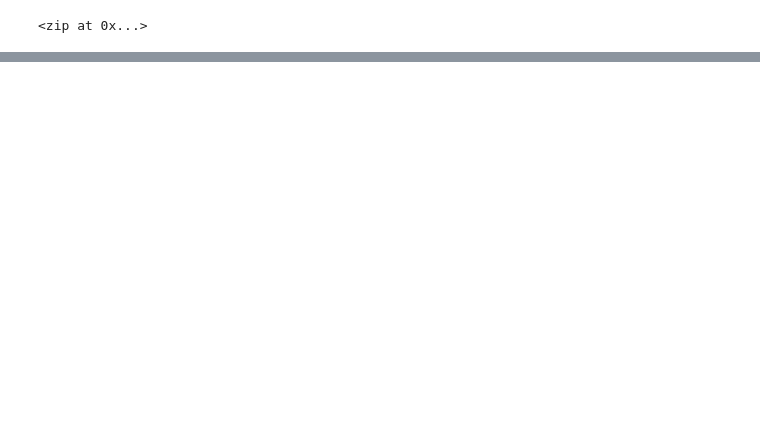
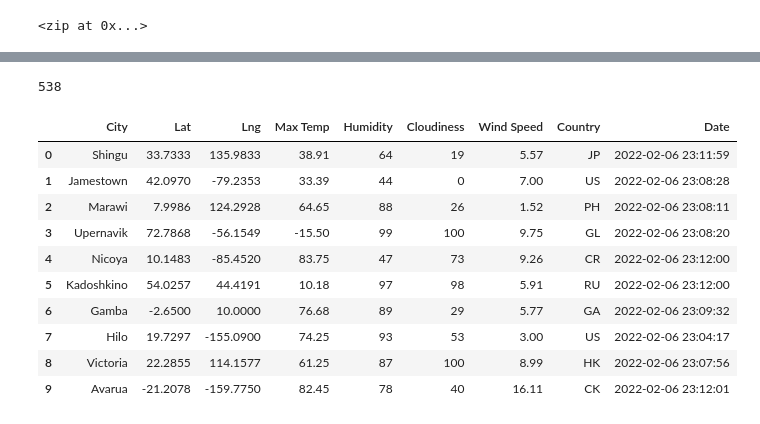
Before and after one commit to qaseemme064/World_Weather_Analysis, a Jupyter notebook: Weather.ipynb, the cells around one changed output, grey strips where cells are left out. Cells and saved outputs as stored; diff of their text form; code cells hidden in the pictures; blank space fills up the shorter version.

```diff
--- a/Weather.ipynb
+++ b/Weather.ipynb
@@ -30,0 +125,20 @@ len(cities)
+# %%
+len(city_data)
+# %% [output]
+538
+# %%
+# Convert the array of dictionaries to a Pandas DataFrame.
+city_data_df = pd.DataFrame(city_data)
+city_data_df.head(10)
+# %% [output]
+|  | City | Lat | Lng | Max Temp | Humidity | Cloudiness | Wind Speed | Country | Date |
+| 0 | Shingu | 33.7333 | 135.9833 | 38.91 | 64 | 19 | 5.57 | JP | 2022-02-06 23:11:59 |
+| 1 | Jamestown | 42.0970 | -79.2353 | 33.39 | 44 | 0 | 7.00 | US | 2022-02-06 23:08:28 |
+| 2 | Marawi | 7.9986 | 124.2928 | 64.65 | 88 | 26 | 1.52 | PH | 2022-02-06 23:08:11 |
+| 3 | Upernavik | 72.7868 | -56.1549 | -15.50 | 99 | 100 | 9.75 | GL | 2022-02-06 23:08:20 |
+| 4 | Nicoya | 10.1483 | -85.4520 | 83.75 | 47 | 73 | 9.26 | CR | 2022-02-06 23:12:00 |
+| 5 | Kadoshkino | 54.0257 | 44.4191 | 10.18 | 97 | 98 | 5.91 | RU | 2022-02-06 23:12:00 |
+| 6 | Gamba | -2.6500 | 10.0000 | 76.68 | 89 | 29 | 5.77 | GA | 2022-02-06 23:09:32 |
+| 7 | Hilo | 19.7297 | -155.0900 | 74.25 | 93 | 53 | 3.00 | US | 2022-02-06 23:04:17 |
+| 8 | Victoria | 22.2855 | 114.1577 | 61.25 | 87 | 100 | 8.99 | HK | 2022-02-06 23:07:56 |
+| 9 | Avarua | -21.2078 | -159.7750 | 82.45 | 78 | 40 | 16.11 | CK | 2022-02-06 23:12:01 |
```
Also changed, not shown: parts of 7 cells of this notebook, 3 other files.
